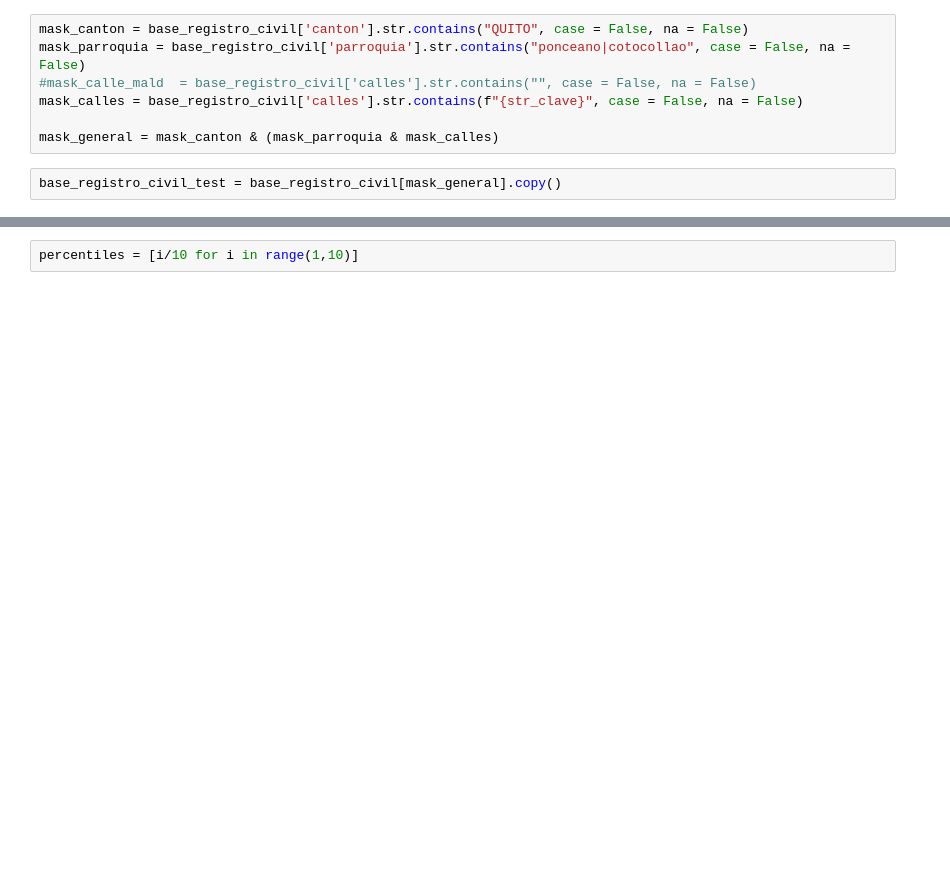
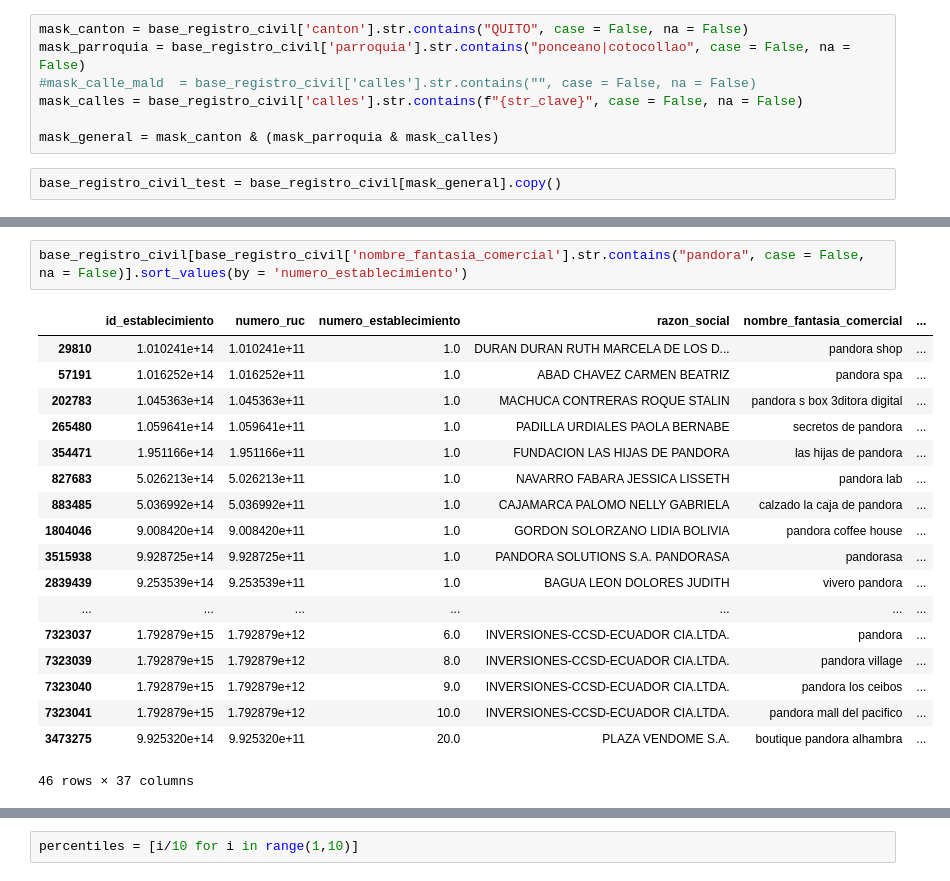
Before and after one commit to Leo-Maker636/centros_comerciales, a Jupyter notebook: sandbox/busqueda_rucs/localizacion_codigo_establecimiento.ipynb, the cells around one changed output, grey strips where cells are left out. Saved outputs shown, nothing was run; the diff lists cells and outputs as text; blank space fills up the shorter version.

```diff
--- a/sandbox/busqueda_rucs/localizacion_codigo_establecimiento.ipynb
+++ b/sandbox/busqueda_rucs/localizacion_codigo_establecimiento.ipynb
@@ -302,0 +296,21 @@ len(recreo_nombres)
+# %%
+base_registro_civil[base_registro_civil['nombre_fantasia_comercial'].str.contains("pandora", case = False, na = False)].sort_values(by = 'numero_establecimiento')
+# %% [output]
+|  | id_establecimiento | numero_ruc | numero_establecimiento | razon_social | nombre_fantasia_comercial | ... |
+| 29810 | 1.010241e+14 | 1.010241e+11 | 1.0 | DURAN DURAN RUTH MARCELA DE LOS D... | pandora shop | ... |
+| 57191 | 1.016252e+14 | 1.016252e+11 | 1.0 | ABAD CHAVEZ CARMEN BEATRIZ | pandora spa | ... |
+| 202783 | 1.045363e+14 | 1.045363e+11 | 1.0 | MACHUCA CONTRERAS ROQUE STALIN | pandora s box 3ditora digital | ... |
+| 265480 | 1.059641e+14 | 1.059641e+11 | 1.0 | PADILLA URDIALES PAOLA BERNABE | secretos de pandora | ... |
+| 354471 | 1.951166e+14 | 1.951166e+11 | 1.0 | FUNDACION LAS HIJAS DE PANDORA | las hijas de pandora | ... |
+| 827683 | 5.026213e+14 | 5.026213e+11 | 1.0 | NAVARRO FABARA JESSICA LISSETH | pandora lab | ... |
+| 883485 | 5.036992e+14 | 5.036992e+11 | 1.0 | CAJAMARCA PALOMO NELLY GABRIELA | calzado la caja de pandora | ... |
+| 1804046 | 9.008420e+14 | 9.008420e+11 | 1.0 | GORDON SOLORZANO LIDIA BOLIVIA | pandora coffee house | ... |
+| 3515938 | 9.928725e+14 | 9.928725e+11 | 1.0 | PANDORA SOLUTIONS S.A. PANDORASA | pandorasa | ... |
+| 2839439 | 9.253539e+14 | 9.253539e+11 | 1.0 | BAGUA LEON DOLORES JUDITH | vivero pandora | ... |
+| ... | ... | ... | ... | ... | ... | ... |
+| 7323037 | 1.792879e+15 | 1.792879e+12 | 6.0 | INVERSIONES-CCSD-ECUADOR CIA.LTDA. | pandora | ... |
+| 7323039 | 1.792879e+15 | 1.792879e+12 | 8.0 | INVERSIONES-CCSD-ECUADOR CIA.LTDA. | pandora village | ... |
+| 7323040 | 1.792879e+15 | 1.792879e+12 | 9.0 | INVERSIONES-CCSD-ECUADOR CIA.LTDA. | pandora los ceibos | ... |
+| 7323041 | 1.792879e+15 | 1.792879e+12 | 10.0 | INVERSIONES-CCSD-ECUADOR CIA.LTDA. | pandora mall del pacifico | ... |
+| 3473275 | 9.925320e+14 | 9.925320e+11 | 20.0 | PLAZA VENDOME S.A. | boutique pandora alhambra | ... |
+46 rows × 37 columns
```
Also changed, not shown: parts of 36 cells of this notebook, 23 other files.
